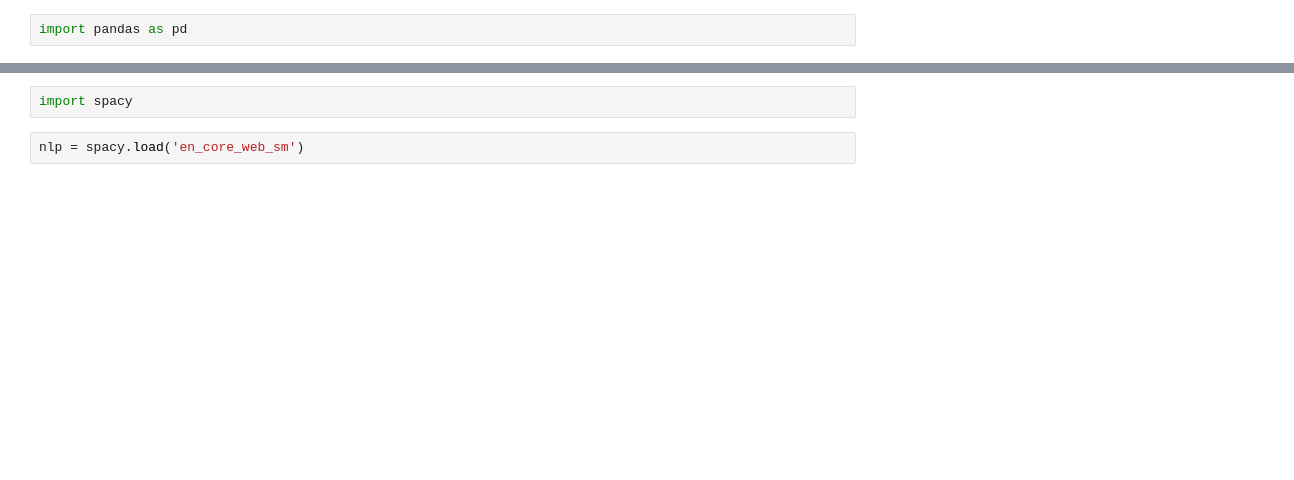
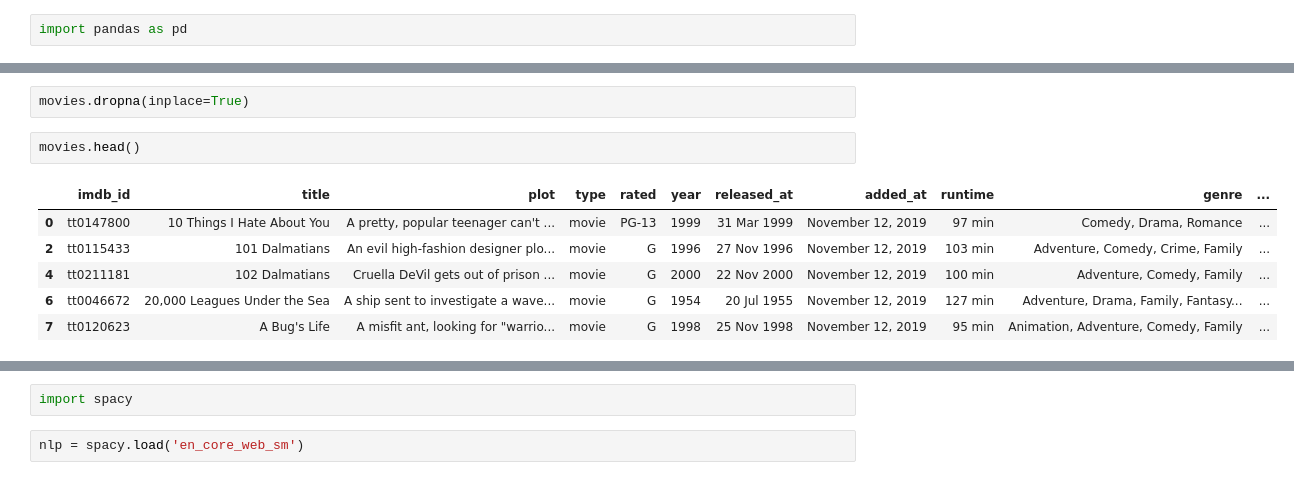
Before and after one commit to amaliezzz/Movies-Recommendation-System, a Jupyter notebook: analysis.ipynb, the cells around one changed output, grey strips where cells are left out. Drawn from its saved outputs; the diff is of its cells as text; blank space fills up the shorter version.

```diff
--- a/analysis.ipynb
+++ b/analysis.ipynb
@@ -18,0 +42,11 @@ movies.head(10)
+# %%
+movies.dropna(inplace=True)
+# %%
+movies.head()
+# %% [output]
+|  | imdb_id | title | plot | type | rated | year | released_at | added_at | runtime | genre | ... |
+| 0 | tt0147800 | 10 Things I Hate About You | A pretty, popular teenager can't ... | movie | PG-13 | 1999 | 31 Mar 1999 | November 12, 2019 | 97 min | Comedy, Drama, Romance | ... |
+| 2 | tt0115433 | 101 Dalmatians | An evil high-fashion designer plo... | movie | G | 1996 | 27 Nov 1996 | November 12, 2019 | 103 min | Adventure, Comedy, Crime, Family | ... |
+| 4 | tt0211181 | 102 Dalmatians | Cruella DeVil gets out of prison ... | movie | G | 2000 | 22 Nov 2000 | November 12, 2019 | 100 min | Adventure, Comedy, Family | ... |
+| 6 | tt0046672 | 20,000 Leagues Under the Sea | A ship sent to investigate a wave... | movie | G | 1954 | 20 Jul 1955 | November 12, 2019 | 127 min | Adventure, Drama, Family, Fantasy... | ... |
+| 7 | tt0120623 | A Bug's Life | A misfit ant, looking for "warrio... | movie | G | 1998 | 25 Nov 1998 | November 12, 2019 | 95 min | Animation, Adventure, Comedy, Family | ... |
```
Also changed, not shown: parts of 13 cells of this notebook, 6 other files.
